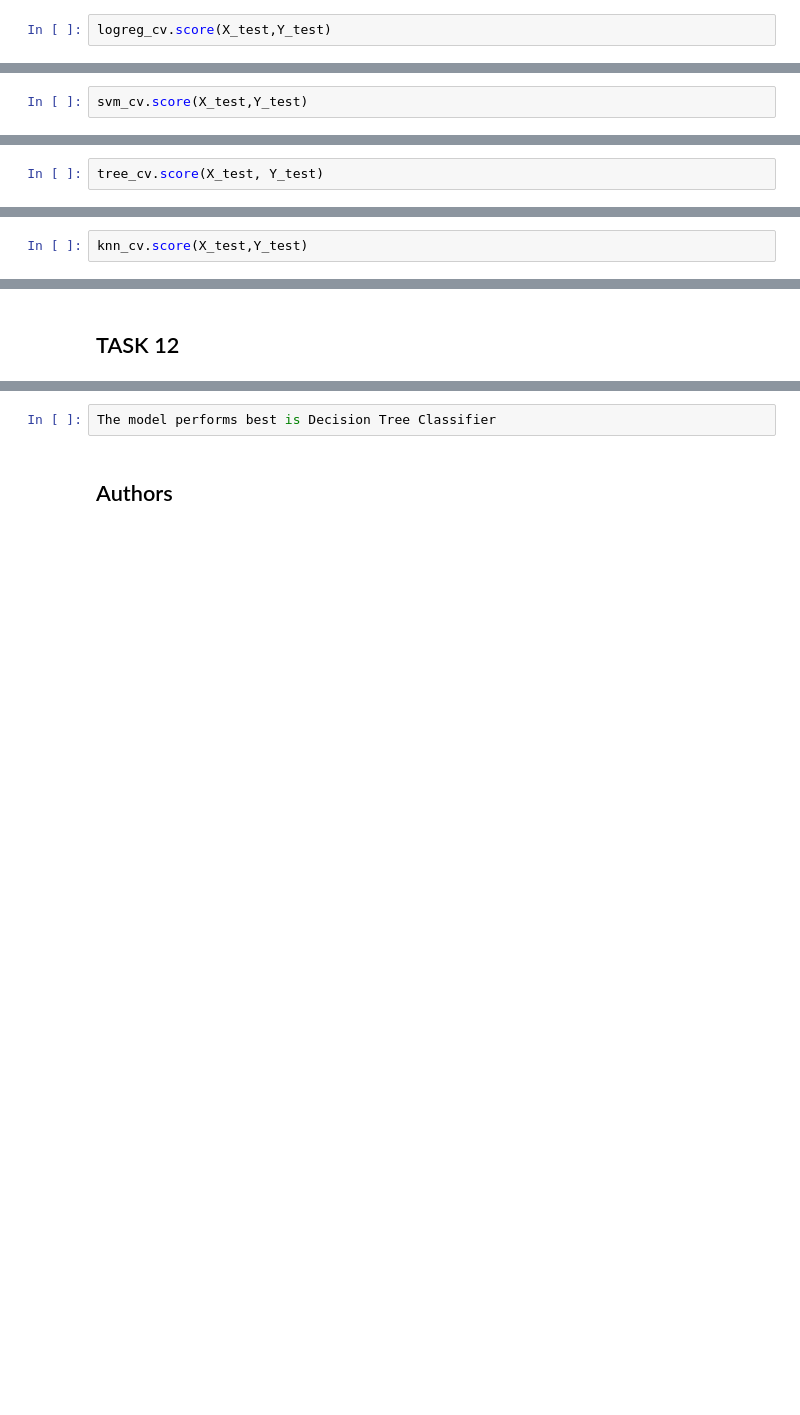
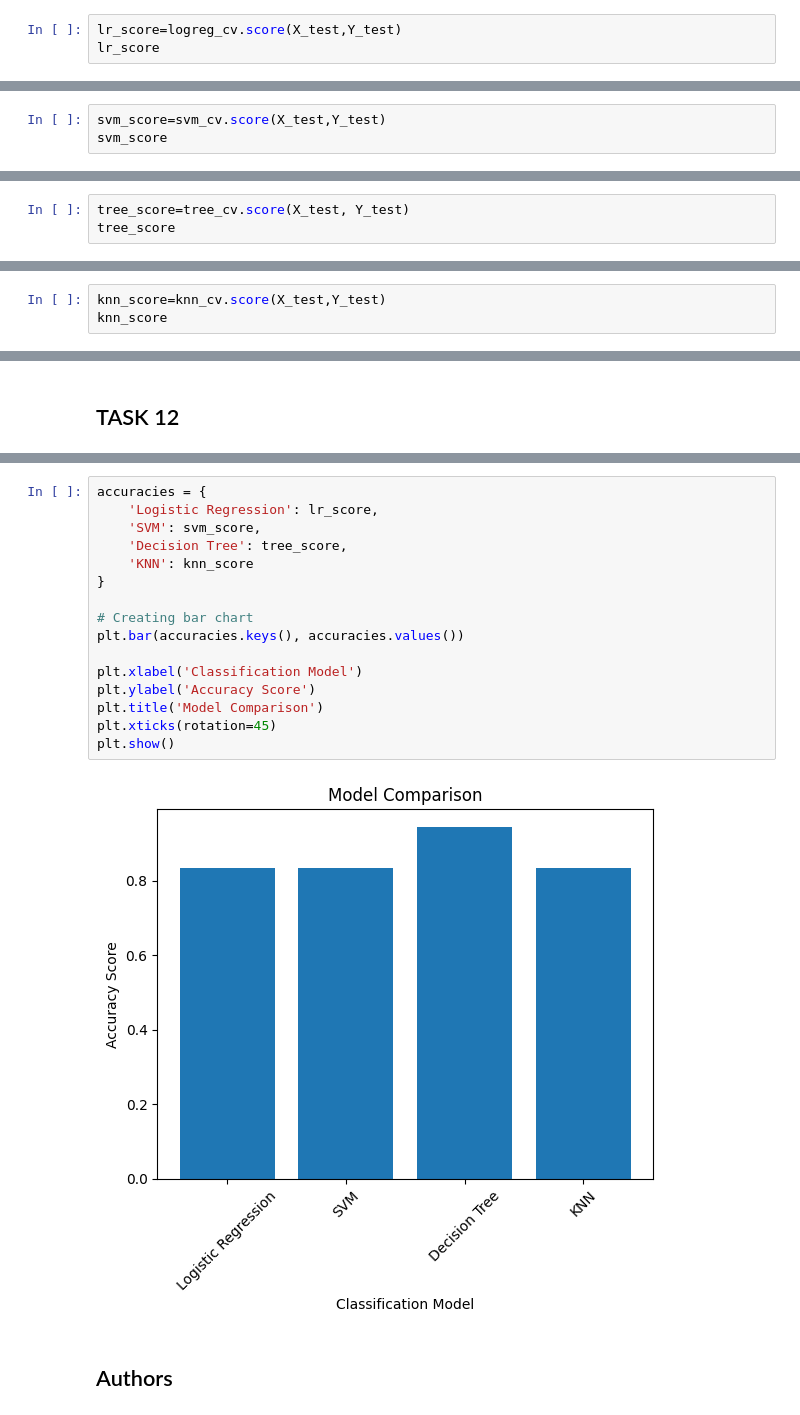
Before and after one commit to philchends/Jupyter-Notebook, a Jupyter notebook: SpaceX_Machine_Learning_Prediction_Part_5.jupyterlite.ipynb, the cells around one changed output, grey strips where cells are left out. Drawn from its saved outputs; the diff is of its cells as text; blank space fills up the shorter version.

```diff
--- a/SpaceX_Machine_Learning_Prediction_Part_5.jupyterlite.ipynb
+++ b/SpaceX_Machine_Learning_Prediction_Part_5.jupyterlite.ipynb
@@ -231,7 +219,8 @@ accuracy : 0.8464285714285713
 # %% [markdown]
 Calculate the accuracy on the test data using the method <code>score</code>:
 # %%
-logreg_cv.score(X_test,Y_test)
+lr_score=logreg_cv.score(X_test,Y_test)
+lr_score
 # %% [output]
 0.8333333333333334
 # %% [markdown]
@@ -273,7 +262,8 @@ accuracy : 0.8482142857142856
 # %% [markdown]
 Calculate the accuracy on the test data using the method <code>score</code>:
 # %%
-svm_cv.score(X_test,Y_test)
+svm_score=svm_cv.score(X_test,Y_test)
+svm_score
 # %% [output]
 0.8333333333333334
 # %% [markdown]
@@ -335,5 +325,6 @@ accuracy : 0.875
 # %% [markdown]
 Calculate the accuracy of tree_cv on the test data using the method <code>score</code>:
 # %%
-tree_cv.score(X_test, Y_test)
+tree_score=tree_cv.score(X_test, Y_test)
+tree_score
 # %% [output]
@@ -374,7 +365,8 @@ accuracy : 0.8482142857142858
 # %% [markdown]
 Calculate the accuracy of knn_cv on the test data using the method <code>score</code>:
 # %%
-knn_cv.score(X_test,Y_test)
+knn_score=knn_cv.score(X_test,Y_test)
+knn_score
 # %% [output]
 0.8333333333333334
 # %% [markdown]
@@ -391,5 +383,21 @@ Find the method performs best:
-# %%
-The model performs best is Decision Tree Classifier
+# %%
+accuracies = {
+    'Logistic Regression': lr_score,
+    'SVM': svm_score,
+    'Decision Tree': tree_score,
+    'KNN': knn_score
+}
+
+# Creating bar chart
+plt.bar(accuracies.keys(), accuracies.values())
+
+plt.xlabel('Classification Model')
+plt.ylabel('Accuracy Score')
+plt.title('Model Comparison')
+plt.xticks(rotation=45)
+plt.show()
+# %% [output]
+[figure, added]
 # %% [markdown]
 ## Authors
 # %% [markdown]
```
Also changed, not shown: parts of 8 cells of this notebook.
